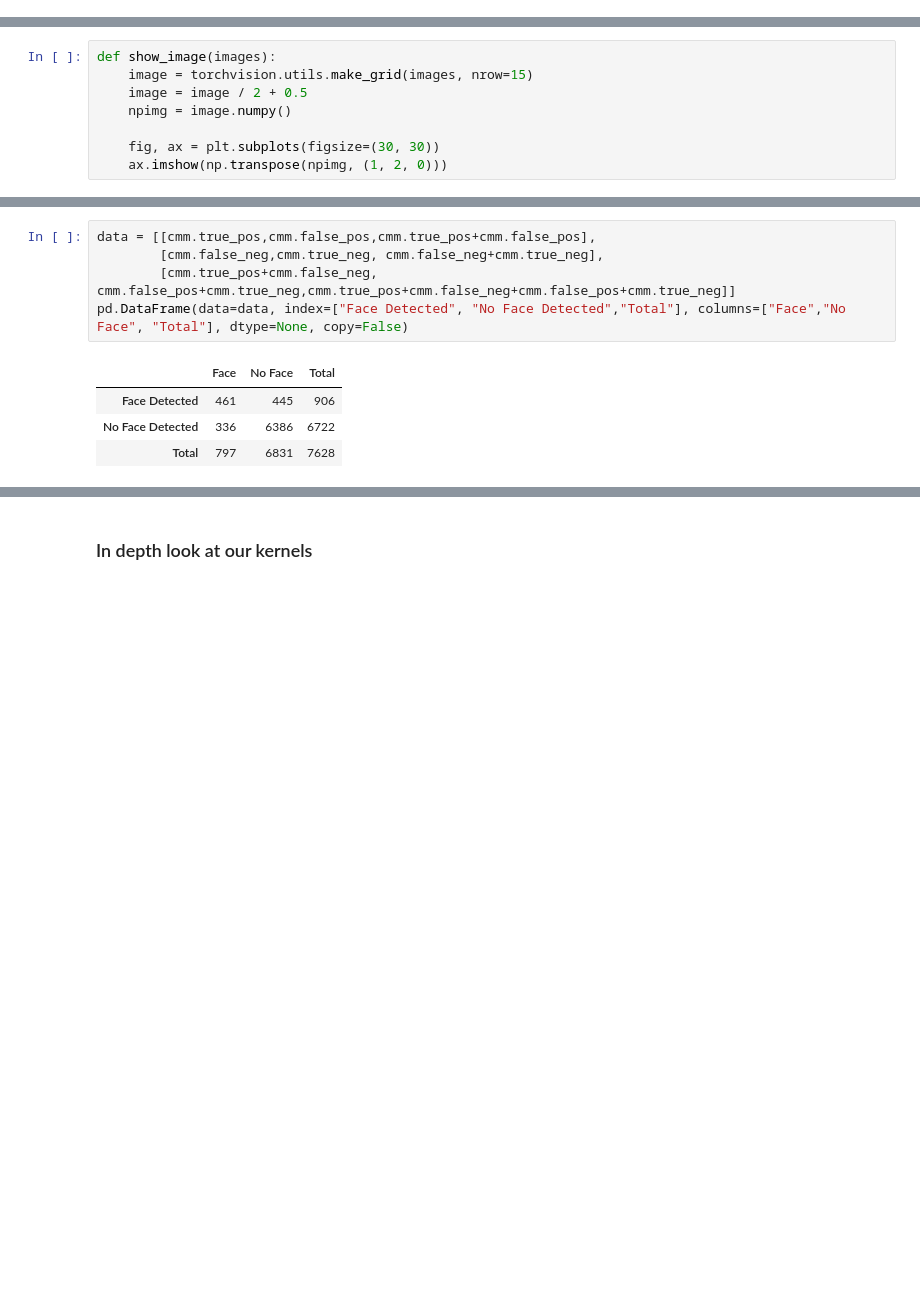
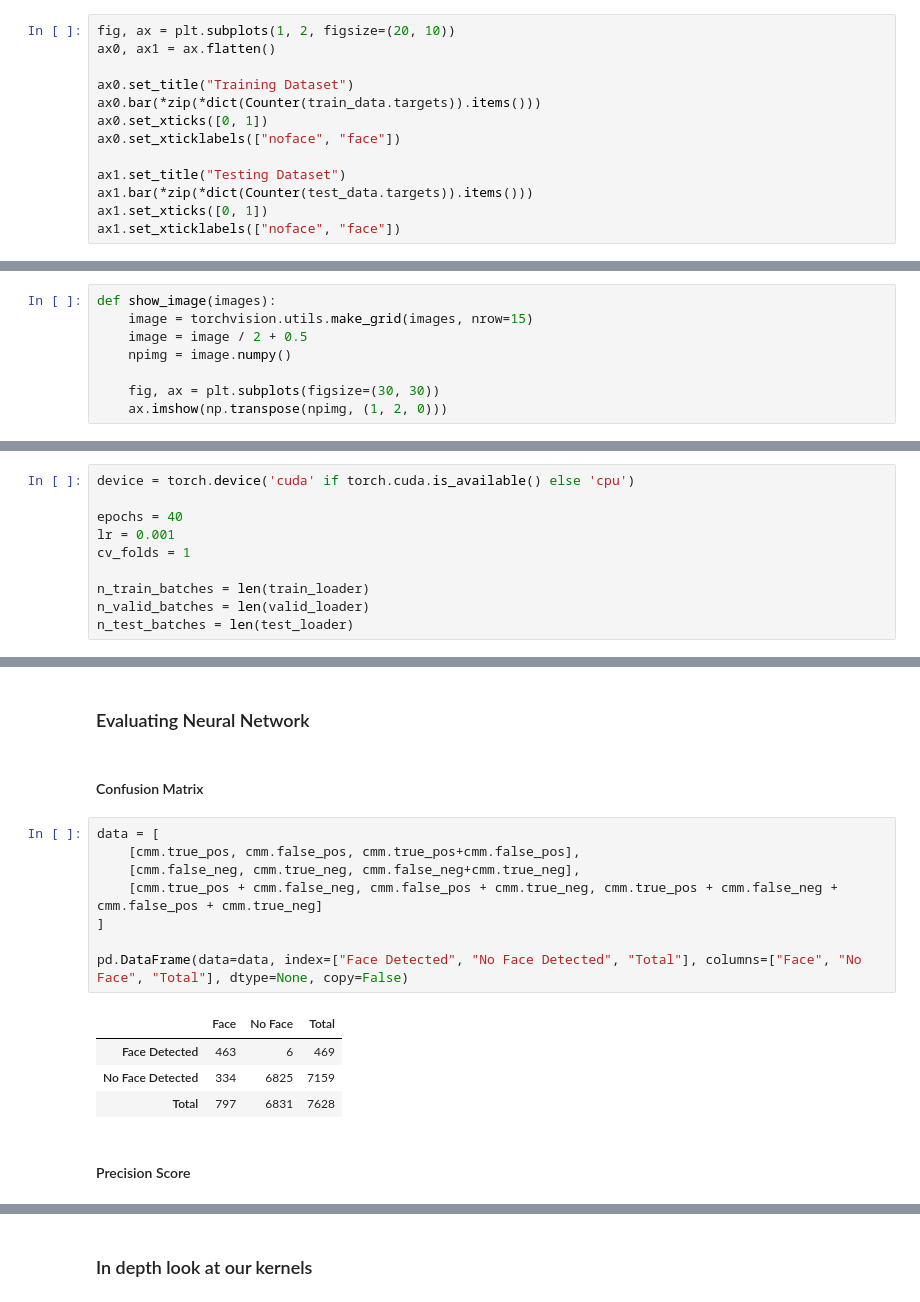
Before and after one commit to PierrePetrella/face_detection, a Jupyter notebook: face_detection.ipynb, the cells around one changed output, grey strips where cells are left out. Drawn from its saved outputs; the diff is of its cells as text; blank space fills up the shorter version.

Commit message:
Reorganize code and add face detector without factor resizing

```diff
--- a/face_detection.ipynb
+++ b/face_detection.ipynb
@@ -267,0 +79,13 @@ from tqdm import tqdm
+# %%
+fig, ax = plt.subplots(1, 2, figsize=(20, 10))
+ax0, ax1 = ax.flatten()
+
+ax0.set_title("Training Dataset")
+ax0.bar(*zip(*dict(Counter(train_data.targets)).items()))
+ax0.set_xticks([0, 1])
+ax0.set_xticklabels(["noface", "face"])
+
+ax1.set_title("Testing Dataset")
+ax1.bar(*zip(*dict(Counter(test_data.targets)).items()))
+ax1.set_xticks([0, 1])
+ax1.set_xticklabels(["noface", "face"])
@@ -385,0 +275,10 @@ KeyboardInterrupt:
+# %%
+device = torch.device('cuda' if torch.cuda.is_available() else 'cpu')
+
+epochs = 40
+lr = 0.001
+cv_folds = 1
+
+n_train_batches = len(train_loader)
+n_valid_batches = len(valid_loader)
+n_test_batches = len(test_loader)
@@ -386,12 +368,21 @@ KeyboardInterrupt:
+# %% [markdown]
+### Evaluating Neural Network
+# %% [markdown]
+#### Confusion Matrix
 # %%
-data = [[cmm.true_pos,cmm.false_pos,cmm.true_pos+cmm.false_pos],
-        [cmm.false_neg,cmm.true_neg, cmm.false_neg+cmm.true_neg],
-        [cmm.true_pos+cmm.false_neg, cmm.false_pos+cmm.true_neg,cmm.true_pos+cmm.false_neg+cmm.false_pos+cmm.true_neg]]
-pd.DataFrame(data=data, index=["Face Detected", "No Face Detected","Total"], columns=["Face","No Face", "Total"], dtype=None, copy=False)
+data = [
+    [cmm.true_pos, cmm.false_pos, cmm.true_pos+cmm.false_pos],
+    [cmm.false_neg, cmm.true_neg, cmm.false_neg+cmm.true_neg],
+    [cmm.true_pos + cmm.false_neg, cmm.false_pos + cmm.true_neg, cmm.true_pos + cmm.false_neg + cmm.false_pos + cmm.true_neg]
+]
+
+pd.DataFrame(data=data, index=["Face Detected", "No Face Detected", "Total"], columns=["Face", "No Face", "Total"], dtype=None, copy=False)
 # %% [output]
 |  | Face | No Face | Total |
-| Face Detected | 461 | 445 | 906 |
-| No Face Detected | 336 | 6386 | 6722 |
+| Face Detected | 463 | 6 | 469 |
+| No Face Detected | 334 | 6825 | 7159 |
 | Total | 797 | 6831 | 7628 |
+# %% [markdown]
+#### Precision Score
 # %%
 #Precision Score - accuracy in predicting if a face is
```
Also changed, not shown: parts of 89 cells of this notebook, 3 other files.
